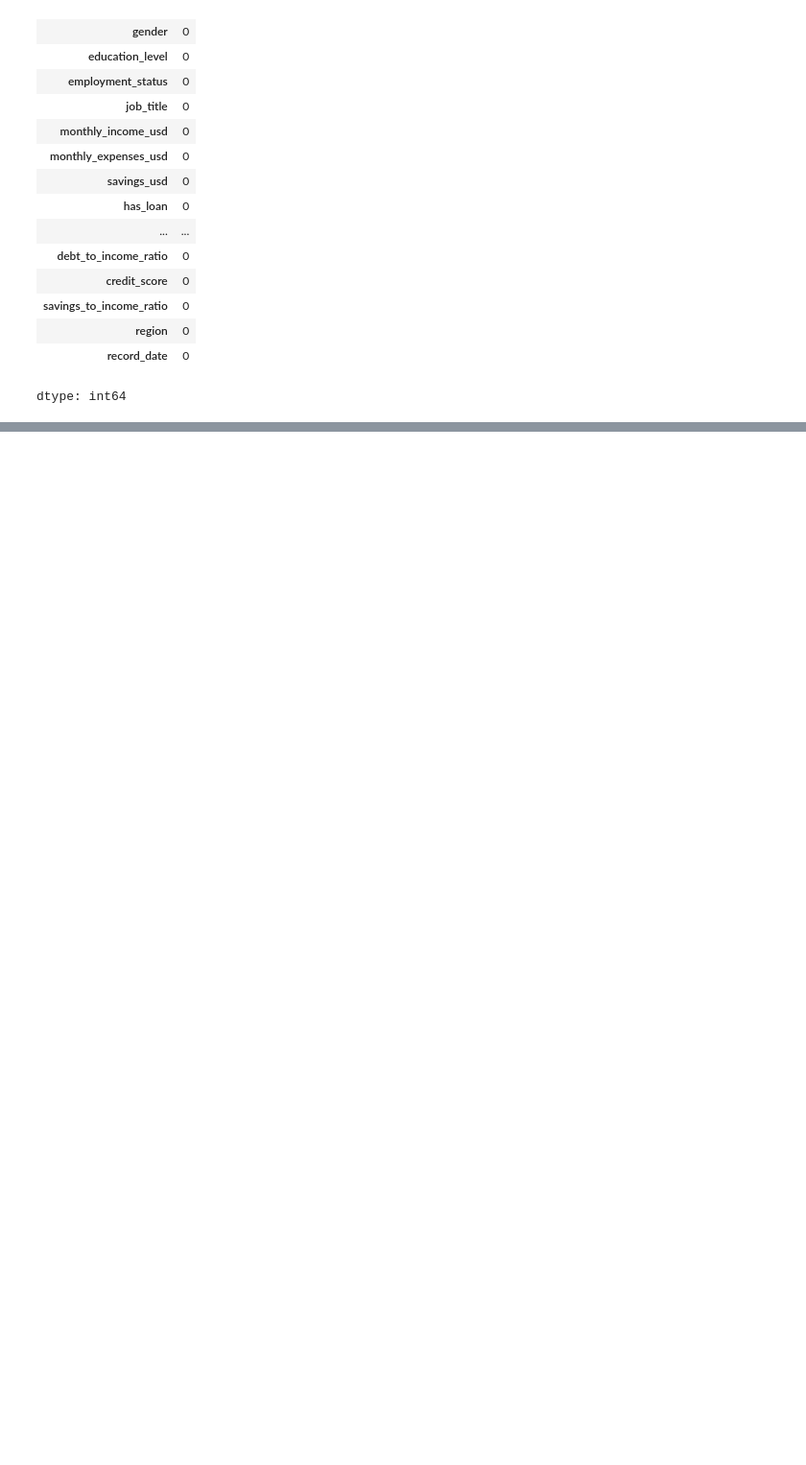
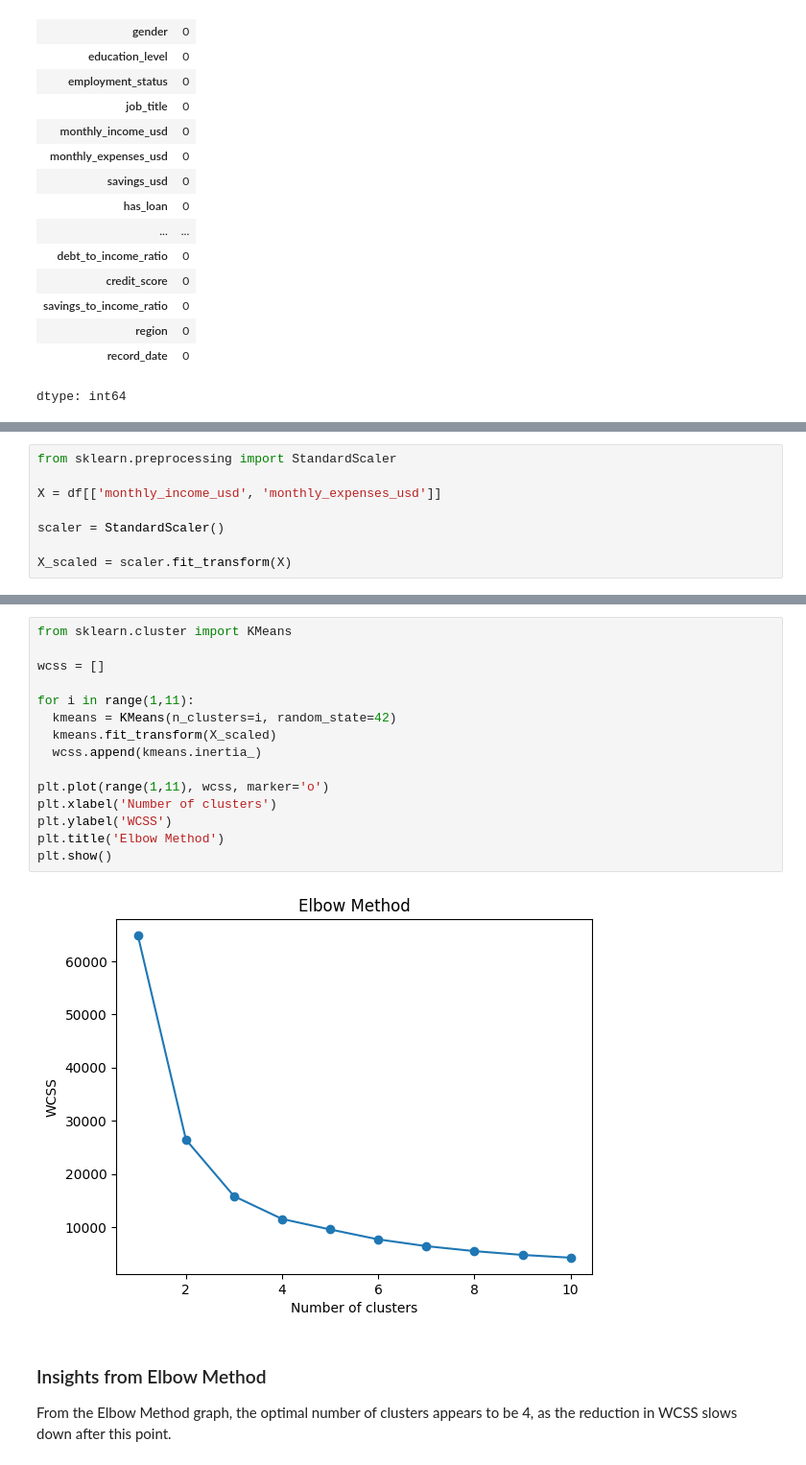
Before and after one commit to ChandanaKukudala/customer-segmentation-clustering, a Jupyter notebook: customer_segmentation_clustering.ipynb, the cells around one changed output, grey strips where cells are left out. Shown at 96% size. Cells and saved outputs as stored; diff of their text form; blank space fills up the shorter version.

Commit message:
Implemented K-Means clustering
Feature scaling, elbow method, and cluster visualization was done

```diff
--- a/customer_segmentation_clustering.ipynb
+++ b/customer_segmentation_clustering.ipynb
@@ -91,0 +108,8 @@ dtype: int64
+# %%
+from sklearn.preprocessing import StandardScaler
+
+X = df[['monthly_income_usd', 'monthly_expenses_usd']]
+
+scaler = StandardScaler()
+
+X_scaled = scaler.fit_transform(X)
@@ -91,0 +128,22 @@ dtype: int64
+# %%
+from sklearn.cluster import KMeans
+
+wcss = []
+
+for i in range(1,11):
+  kmeans = KMeans(n_clusters=i, random_state=42)
+  kmeans.fit_transform(X_scaled)
+  wcss.append(kmeans.inertia_)
+
+plt.plot(range(1,11), wcss, marker='o')
+plt.xlabel('Number of clusters')
+plt.ylabel('WCSS')
+plt.title('Elbow Method')
+plt.show()
+# %% [output]
+[figure, added]
+# %% [markdown]
+### Insights from Elbow Method
+
+From the Elbow Method graph, the optimal number of clusters appears to be 4,
+as the reduction in WCSS slows down after this point.
```
Also changed, not shown: parts of 8 cells of this notebook.
